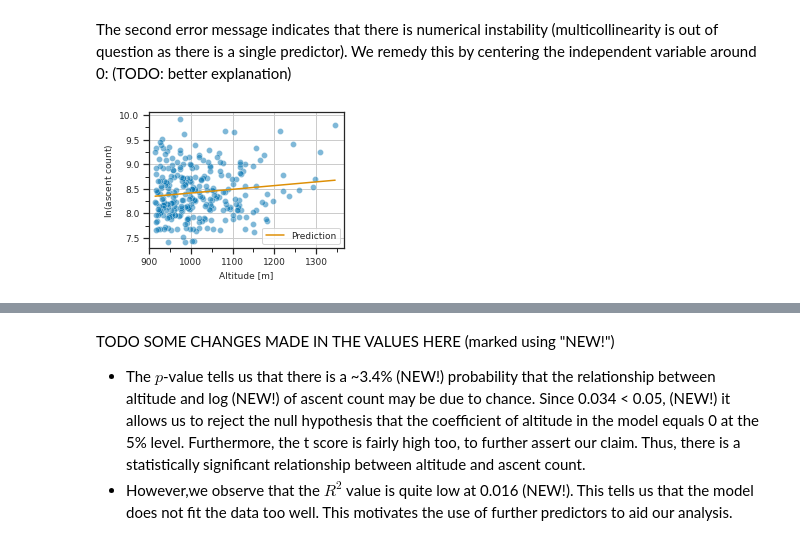
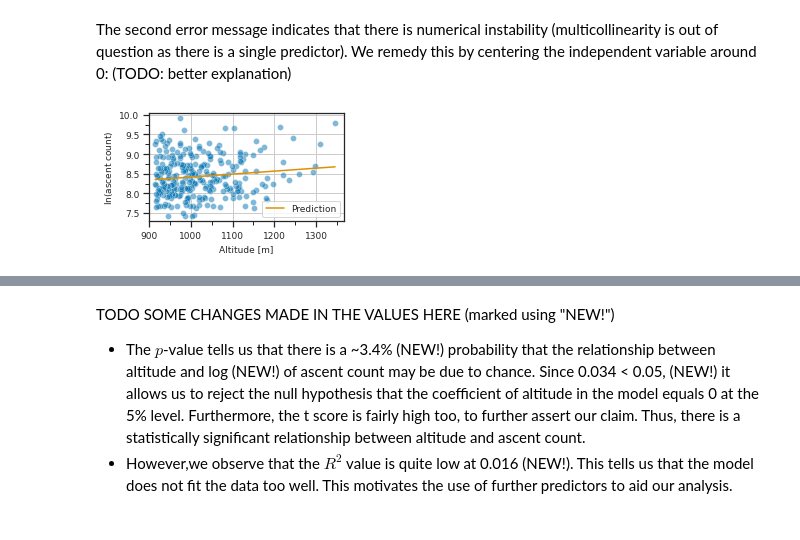
Before and after one commit to filipbalucha/FDS_final_project, a Jupyter notebook: data_analysis.ipynb, the cells around one changed output, grey strips where cells are left out. Cells and saved outputs as stored; diff of their text form; code cells hidden in the pictures.

```diff
--- a/data_analysis.ipynb
+++ b/data_analysis.ipynb
@@ -316,29 +318,29 @@ munro_mod['altitude'] = munro_mod['altitude'] - munro_mod['altitude'].mean()  #
 model = smf.ols('np.log(ascent_count) ~ altitude', data=munro_mod)
 results_altitude = model.fit()
 # %%
-plt.figure(figsize=(3.5,2.5))
+plt.figure(figsize=(3.5,2))
 
 log_ascent = np.log(munro['ascent_count'])
 sns.scatterplot(data=munro, y=log_ascent, x='altitude', alpha=0.5, color=palette[0])
 y_hat = results_altitude.predict(munro_mod['altitude'])  # Predicted data
 sns.lineplot(x=munro['altitude'], y=y_hat, color=palette[1], label='Prediction')
 plt.xlabel('Altitude [m]', fontsize = 9)
 plt.ylabel('$\ln$(ascent count)', fontsize = 9)
 plt.grid()
 
 ax = plt.gca()
 ax.tick_params(axis = 'both', which = 'major', labelsize = 9)
 ax.xaxis.set_minor_locator(MultipleLocator(50))
 ax.yaxis.set_minor_locator(MultipleLocator(0.25))
 
 plt.xlim(left=900)
 plt.legend(prop={ 'size': 9 })
 plt.savefig('report/q1_prediction.pdf', bbox_inches='tight')
 plt.show()
 
 print(results_altitude.summary())
 # %% [output]
-[figure, old version]
+[figure, new version]
                              OLS Regression Results
 ================================================================================
 Dep. Variable:     np.log(ascent_count)   R-squared:                       0.016
```
Also changed, not shown: parts of 8 cells of this notebook, 14 other files.
